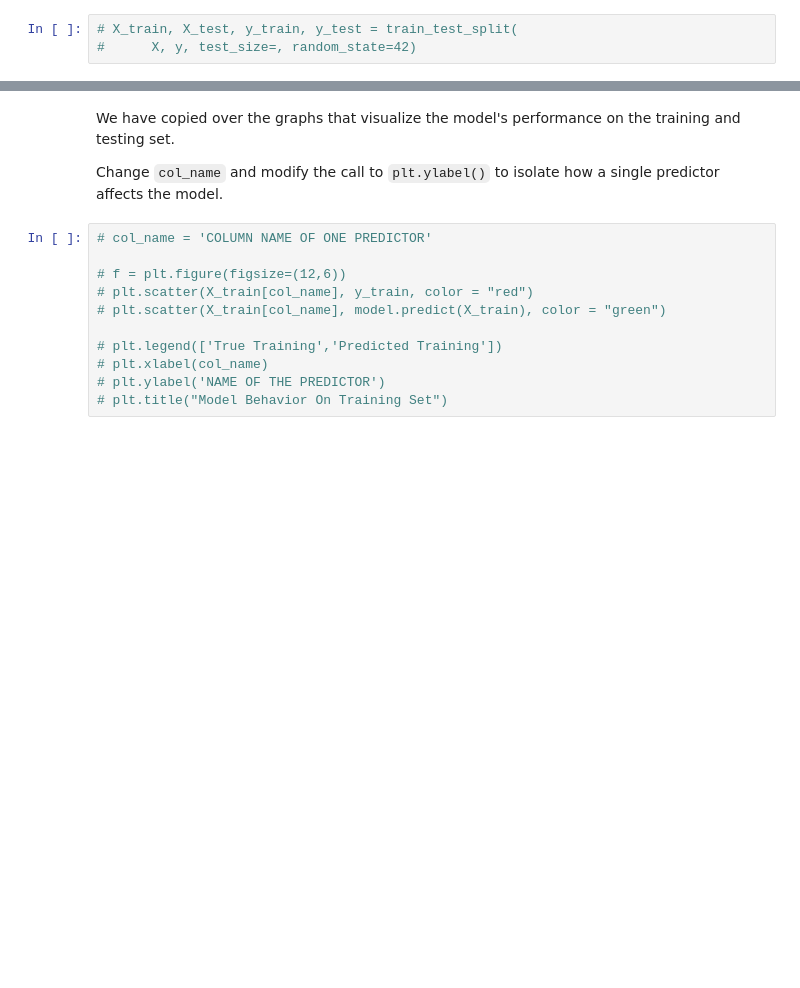
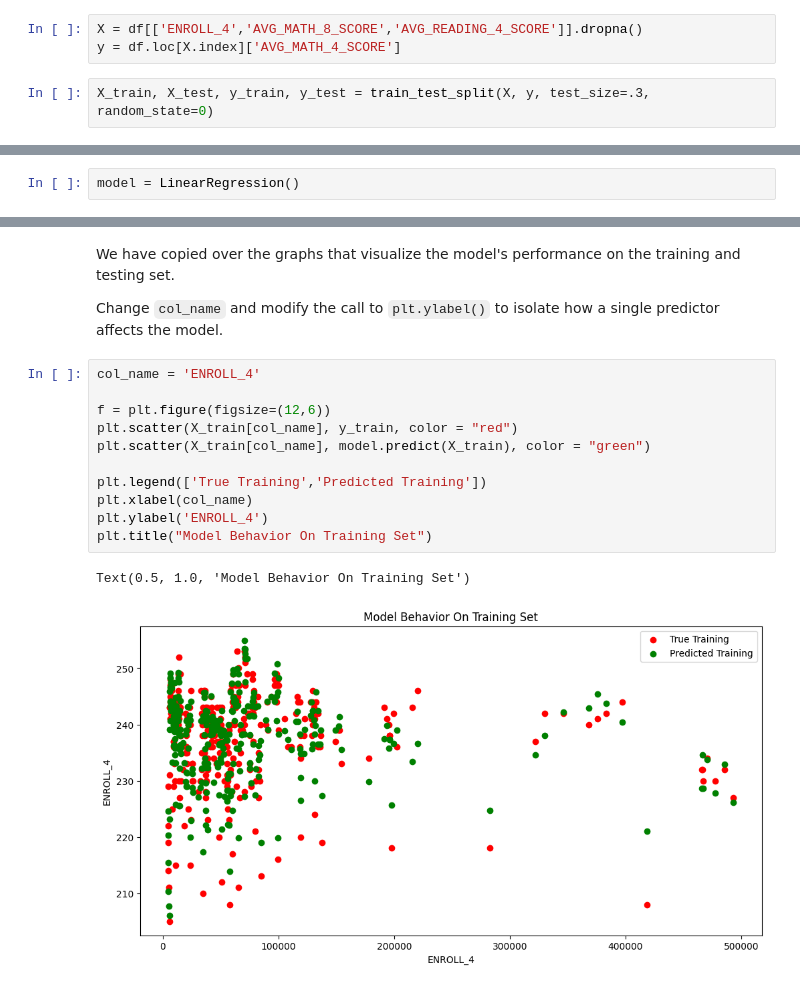
Before and after one commit to jiahaoch/MDST-Tutorial, a Jupyter notebook: tutorial1/checkpoint1.ipynb, the cells around one changed output, grey strips where cells are left out. Saved outputs shown, nothing was run; the diff lists cells and outputs as text; blank space fills up the shorter version.

```diff
--- a/tutorial1/checkpoint1.ipynb
+++ b/tutorial1/checkpoint1.ipynb
@@ -136,6 +187,8 @@ from sklearn.model_selection import train_test_split
+# %%
+X = df[['ENROLL_4','AVG_MATH_8_SCORE','AVG_READING_4_SCORE']].dropna()
+y = df.loc[X.index]['AVG_MATH_4_SCORE']
 # %%
-# X_train, X_test, y_train, y_test = train_test_split(
-#      X, y, test_size=, random_state=42)
+X_train, X_test, y_train, y_test = train_test_split(X, y, test_size=.3, random_state=0)
 # %% [markdown]
 <h2> Prediction </h2>
 # %% [markdown]
@@ -148,2 +198,4 @@ ML Models [Resource](https://medium.com/@vijaya.beeravalli/comparison-of-machine
+# %%
+model = LinearRegression()
 # %%
 model.fit(X_train, y_train)
@@ -158,14 +220,17 @@ We have copied over the graphs that visualize the model's performance on the tra
 
 Change `col_name` and modify the call to `plt.ylabel()` to isolate how a single predictor affects the model.
 # %%
-# col_name = 'COLUMN NAME OF ONE PREDICTOR'
+col_name = 'ENROLL_4'
 
-# f = plt.figure(figsize=(12,6))
-# plt.scatter(X_train[col_name], y_train, color = "red")
-# plt.scatter(X_train[col_name], model.predict(X_train), color = "green")
+f = plt.figure(figsize=(12,6))
+plt.scatter(X_train[col_name], y_train, color = "red")
+plt.scatter(X_train[col_name], model.predict(X_train), color = "green")
 
-# plt.legend(['True Training','Predicted Training'])
-# plt.xlabel(col_name)
-# plt.ylabel('NAME OF THE PREDICTOR')
-# plt.title("Model Behavior On Training Set")
+plt.legend(['True Training','Predicted Training'])
+plt.xlabel(col_name)
+plt.ylabel('ENROLL_4')
+plt.title("Model Behavior On Training Set")
+# %% [output]
+Text(0.5, 1.0, 'Model Behavior On Training Set')
+[figure, added]
 # %%
```
Also changed, not shown: parts of 18 cells of this notebook, 1 other file.
